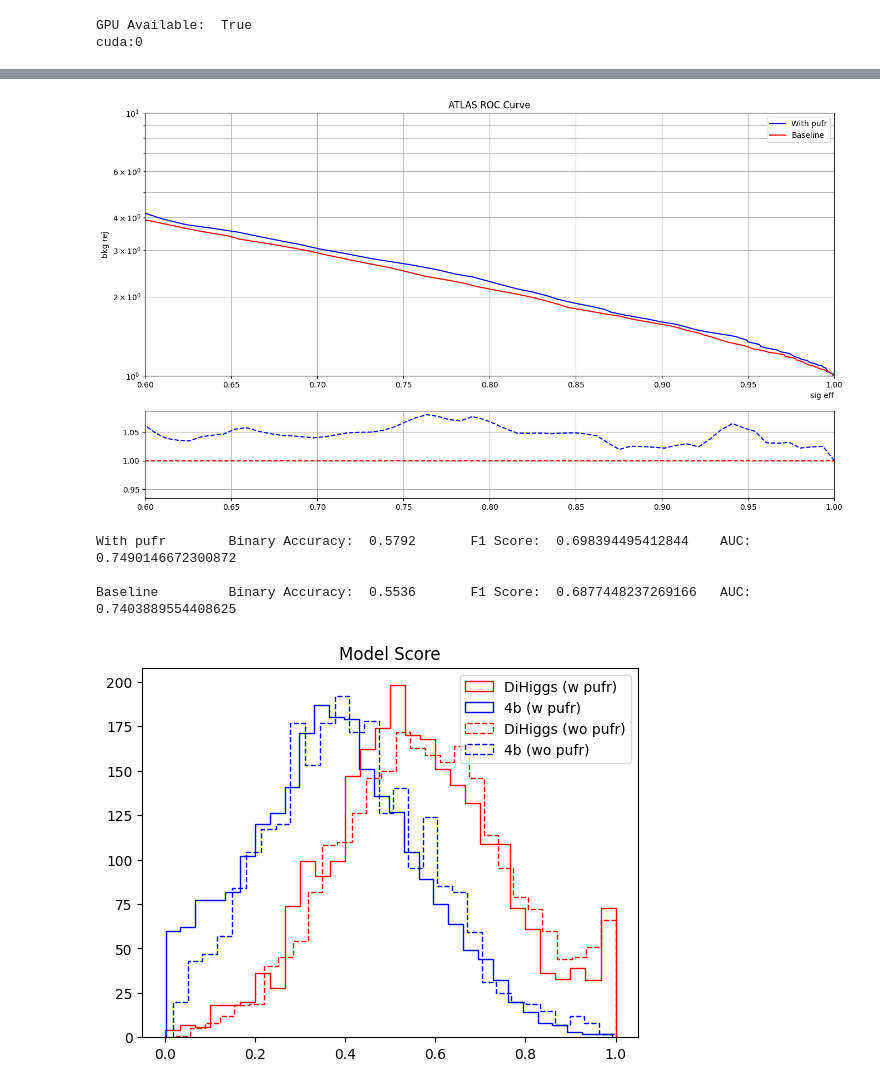
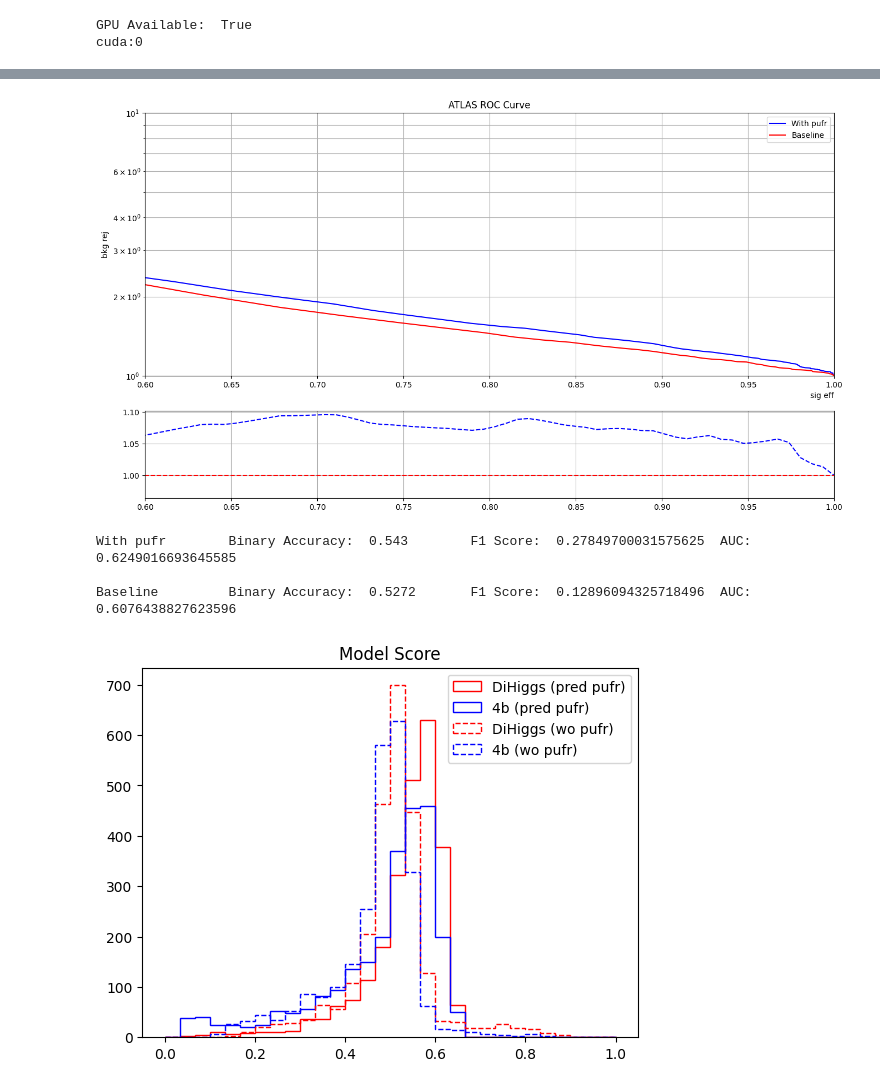
Before and after one commit to LukeV37/Pileup_Project, a Jupyter notebook: analysis/DiHiggs_4b_Attention_Classifier.ipynb, the cells around one changed output, grey strips where cells are left out. Saved outputs shown, nothing was run; the diff lists cells and outputs as text; code cells hidden in the pictures.

Commit message:
eta cut, norm layer, plotting updates

```diff
--- a/analysis/DiHiggs_4b_Attention_Classifier.ipynb
+++ b/analysis/DiHiggs_4b_Attention_Classifier.ipynb
@@ -138,3 +149,6 @@ jets.apply_mask(shuffled_idx)
+# %%
+mask = abs(jets.eta)<4
+jets.apply_mask(mask)
 # %%
 # Plot number of jets per event
 h_num_jets = ak.num(jets.pt,axis=1)
@@ -345,11 +358,11 @@ class Model(nn.Module):
         return output
 # %%
 def train(model, optimizer, data, epochs=20):
-    X_train, Edges_train, y_train, X_val, Edges_val, y_val = data
+    X_train, y_train, X_val, y_val = data
 
     history = {'train_loss':[],'test_loss':[]}
 
-    scheduler = torch.optim.lr_scheduler.StepLR(optimizer, step_size=25, gamma=0.1)
+    scheduler = torch.optim.lr_scheduler.StepLR(optimizer, step_size=5, gamma=0.5)
     for e in range(epochs):
         cum_loss_train = []
         cum_loss_val = []
@@ -357,7 +370,7 @@ def train(model, optimizer, data, epochs=20):
         model.train()
         for event in range(num_train):
             optimizer.zero_grad()
-            output = model(X_train[event].to(device),torch.unsqueeze(Edges_train[event],dim=2).to(device))
+            output = model(X_train[event].to(device))
             loss = loss_fn(output, y_train[event].to(device))
             loss.backward()
             optimizer.step()
@@ -366,7 +379,7 @@ def train(model, optimizer, data, epochs=20):
         num_val = X_val.size(0)
         model.eval()
         for event in range(num_val):
-            y_pred = model(X_val[event].to(device),torch.unsqueeze(Edges_val[event],dim=2).to(device))
+            y_pred = model(X_val[event].to(device))
             loss = loss_fn(y_pred,y_val[event].to(device))
             cum_loss_val.append(loss.detach().cpu().numpy())
 
@@ -390,13 +403,14 @@ cuda:0
 # Use BinaryCrossEntropy for binary classification
 loss_fn = nn.BCELoss()
 
-Epochs = 40
+Epochs = 15
 
 # Train model with pt,eta,phi,m,pufr
 print("Training with PUFR")
 PUFR = Model(5,32,1).to(device)
 optimizer_pufr = optim.AdamW(PUFR.parameters(), lr=0.0001)
-data = [X_train_pufr, Edges_train, y_train, X_val_pufr, Edges_val, y_val]
+#data = [X_train_pufr, Edges_train, y_train, X_val_pufr, Edges_val, y_val]
+data = [X_train_pufr, y_train, X_val_pufr, y_val]
 PUFR_history = train(PUFR, optimizer_pufr, data, epochs=Epochs)
 plt.plot(PUFR_history['train_loss'],label='train')
 plt.plot(PUFR_history['test_loss'],label='validation')
@@ -410,7 +424,8 @@ print()
 print("Training Baseline")
 Baseline = Model(4,32,1).to(device)
 optimizer_baseline = optim.AdamW(Baseline.parameters(), lr=0.0001)
-data = [X_train_baseline, Edges_train, y_train, X_val_baseline, Edges_val, y_val]
+#data = [X_train_baseline, Edges_train, y_train, X_val_baseline, Edges_val, y_val]
+data = [X_train_baseline, y_train, X_val_baseline, y_val]
 Baseline_history = train(Baseline, optimizer_baseline, data, epochs=Epochs)
 plt.plot(Baseline_history['train_loss'],label='train')
 plt.plot(Baseline_history['test_loss'],label='validation')
@@ -550,7 +547,8 @@ def get_predictions(model, data):
 
     num_test = X_test.size(0)
     for event in range(num_test):
-        l_pred = model(X_test[event].to(device),torch.unsqueeze(Edges_test[event],dim=2).to(device))
+        #l_pred = model(X_test[event].to(device),torch.unsqueeze(Edges_test[event],dim=2).to(device))
+        l_pred = model(X_test[event].to(device))
         label_pred.append(l_pred.detach().cpu().numpy())
     label_pred = np.array(label_pred)
     return label_pred
@@ -568,8 +566,8 @@ fig, (ax1, ax2) = plt.subplots(2,1,figsize=(16,9), gridspec_kw={'height_ratios':
 pufr_pred = get_predictions(PUFR, [X_test_pufr, Edges_test, y_test])
 baseline_pred = get_predictions(Baseline, [X_test_baseline, Edges_test, y_test])
 
-x1,y1,th1,AUC1,BA1,f11 = get_metrics(y_test, pufr_pred, 0.2)
-x2,y2,th2,AUC2,BA2,f12 = get_metrics(y_test, baseline_pred, 0.2)
+x1,y1,th1,AUC1,BA1,f11 = get_metrics(y_test, pufr_pred, 0.6)
+x2,y2,th2,AUC2,BA2,f12 = get_metrics(y_test, baseline_pred, 0.6)
 
 ax1.set_title("ATLAS ROC Curve")
 ax1.set_xlabel("sig eff",loc='right')
@@ -606,20 +604,23 @@ print("")
 print("Baseline\t","Binary Accuracy: ", BA2, "\tF1 Score: ", f12, "\tAUC: ", AUC2)
 print("")
 # %% [output]
-[figure, old version]
+[figure, new version]
-With pufr        Binary Accuracy:  0.5792       F1 Score:  0.698394495412844    AUC:  0.7490146672300872
+With pufr        Binary Accuracy:  0.543        F1 Score:  0.27849700031575625  AUC:  0.6249016693645585
 
-Baseline         Binary Accuracy:  0.5536       F1 Score:  0.6877448237269166   AUC:  0.7403889554408625
+Baseline         Binary Accuracy:  0.5272       F1 Score:  0.12896094325718496  AUC:  0.6076438827623596
 # %%
+mask = y_test==1
+
 plt.title("Model Score")
 
-mask = ak.flatten(y_test.tolist())==1
+plt.hist(pufr_pred[mask],color='r',histtype='step',label='DiHiggs (pred pufr)',bins=30,range=(0,1))
+plt.hist(pufr_pred[~mask],color='b',histtype='step',label='4b (pred pufr)',bins=30,range=(0,1))
 
-plt.hist(pufr_pred[mask],color='r',histtype='step',label='DiHiggs (w pufr)',bins=30)
-plt.hist(pufr_pred[~mask],color='b',histtype='step',label='4b (w pufr)',bins=30)
-plt.hist(baseline_pred[mask],color='r',histtype='step',label='DiHiggs (wo pufr)',bins=30,linestyle='--')
-plt.hist(baseline_pred[~mask],color='b',histtype='step',label='4b (wo pufr)',bins=30,linestyle='--')
+plt.hist(baseline_pred[mask],color='r',histtype='step',label='DiHiggs (wo pufr)',bins=30,range=(0,1),linestyle='--')
+plt.hist(baseline_pred[~mask],color='b',histtype='step',label='4b (wo pufr)',bins=30,range=(0,1),linestyle='--')
+
+#plt.yscale('log')
 plt.legend()
 plt.show()
 # %% [output]
-[figure, old version]
+[figure, new version]
```
Also changed, not shown: parts of 10 cells of this notebook.
